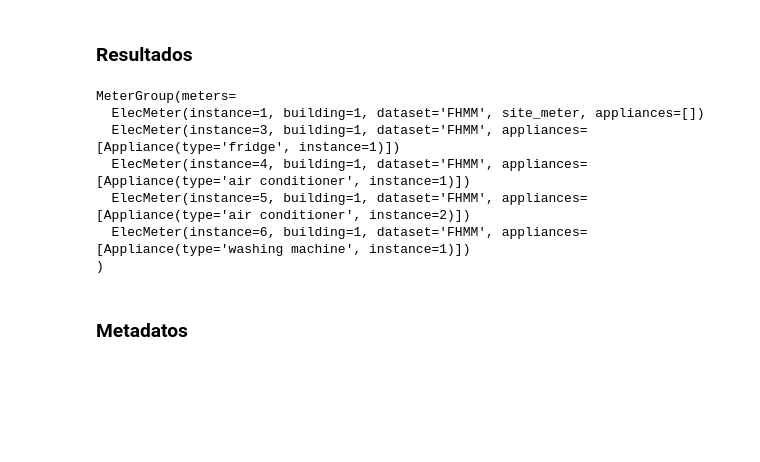
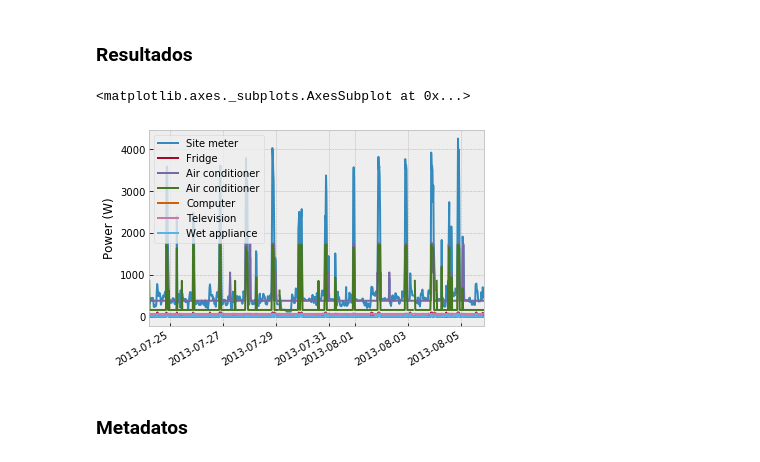
Before and after one commit to crn565/NILMTK_ozm_vs_iawe, a Jupyter notebook: 7.- DESAGREGACION.ipynb, the cells around one changed output. Cells and saved outputs as stored; diff of their text form; code cells hidden in the pictures; blank space fills up the shorter version.

```diff
--- a/7.- DESAGREGACION.ipynb
+++ b/7.- DESAGREGACION.ipynb
@@ -182,18 +182,13 @@ test_elec.plot()
 # %%
 results=DataSet(data_dir+'NILM/Results/test_results.h5')
 results_elec=results.buildings[1].elec # Todos los medidores
 results_Main=results_elec.mains() #medidor de cabecera
 results_Devices=results_elec.submeters() #predicciones
 
-results_elec
+results_elec.plot()
 # %% [output]
-MeterGroup(meters=
-  ElecMeter(instance=1, building=1, dataset='FHMM', site_meter, appliances=[])
-  ElecMeter(instance=3, building=1, dataset='FHMM', appliances=[Appliance(type='fridge', instance=1)])
-  ElecMeter(instance=4, building=1, dataset='FHMM', appliances=[Appliance(type='air conditioner', instance=1)])
-  ElecMeter(instance=5, building=1, dataset='FHMM', appliances=[Appliance(type='air conditioner', instance=2)])
-  ElecMeter(instance=6, building=1, dataset='FHMM', appliances=[Appliance(type='washing machine', instance=1)])
-)
+<matplotlib.axes._subplots.AxesSubplot at 0x...>
+[figure, added]
 # %% [markdown]
 ### Metadatos
 # %%
```
Also changed, not shown: parts of 17 cells of this notebook.
